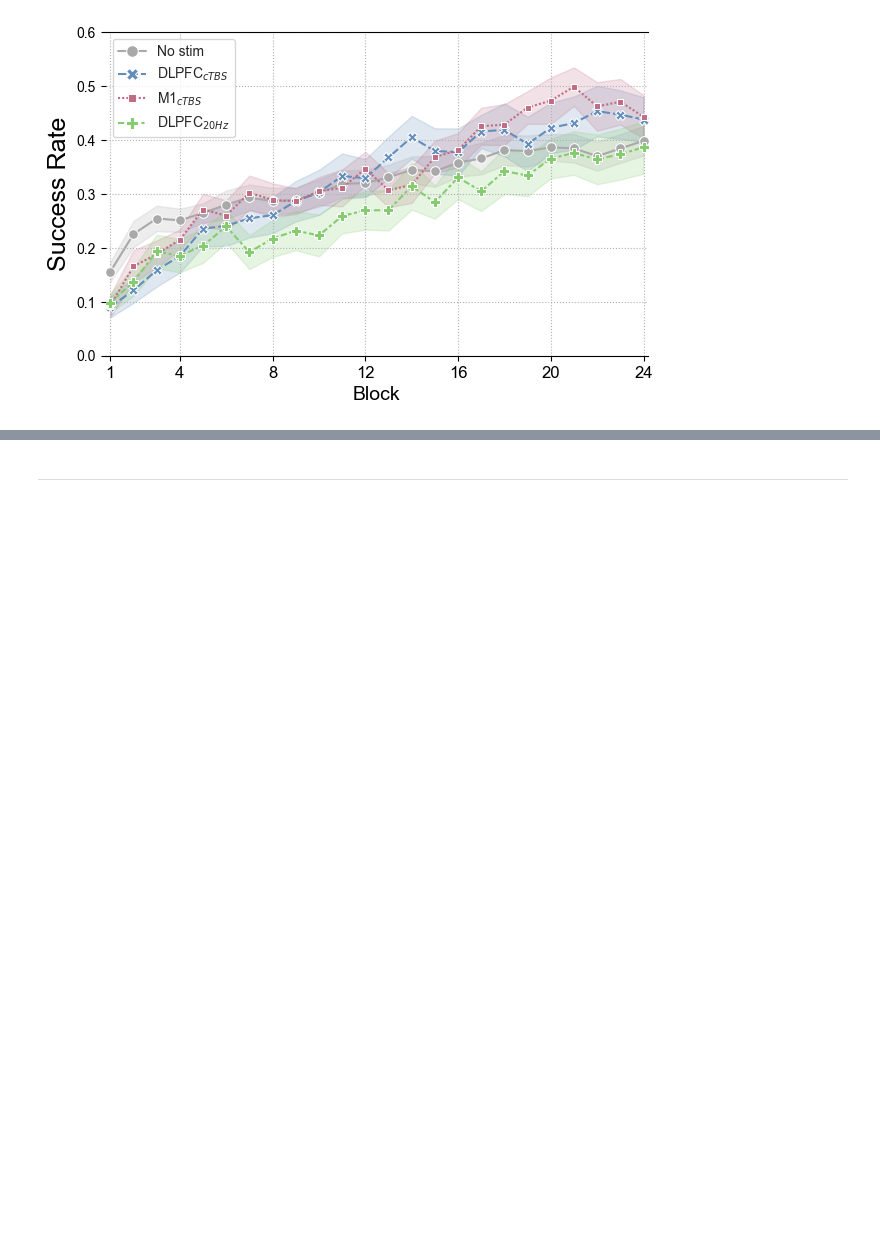
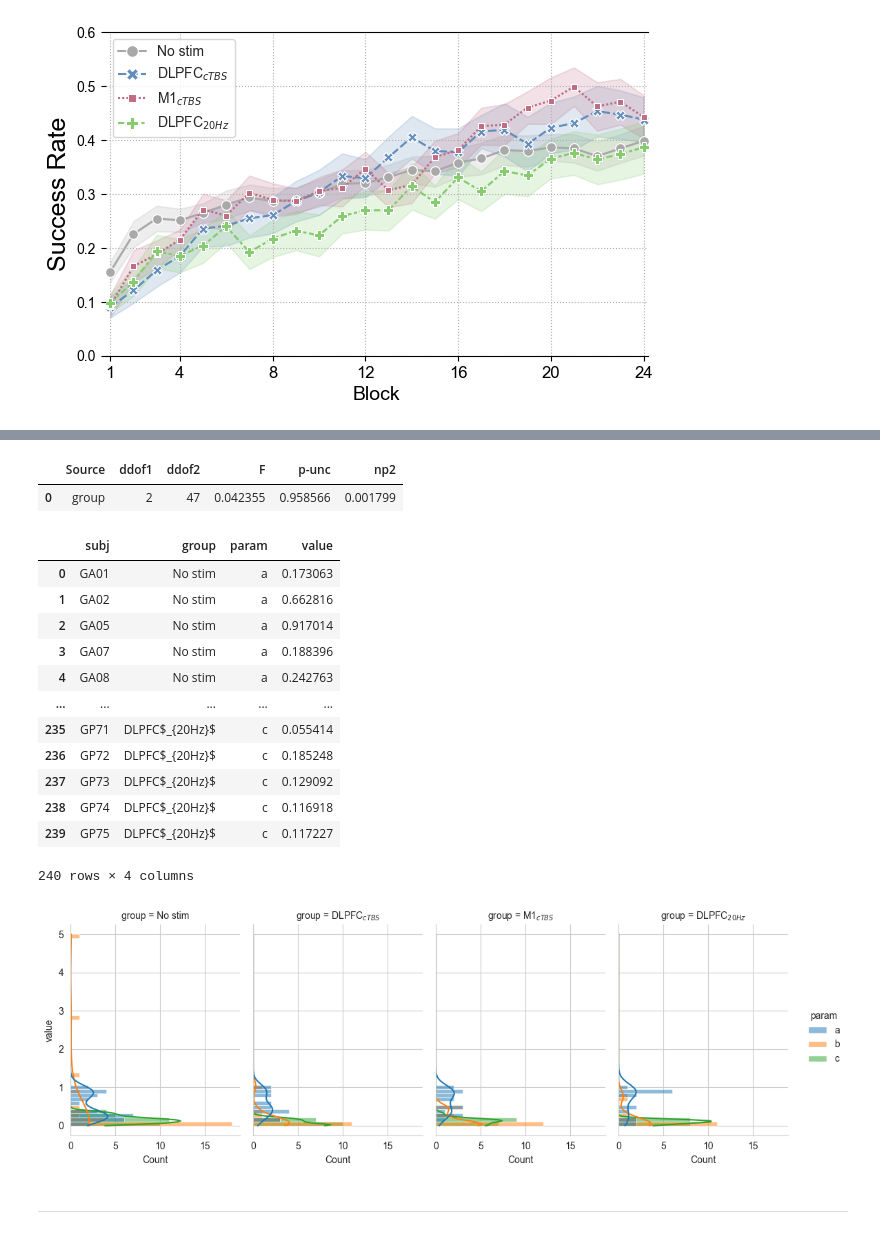
Before and after one commit to psb629/CommonLab, a Jupyter notebook: GP/scripts/LME.behavior.ipynb, the cells around one changed output, grey strips where cells are left out. Saved outputs shown, nothing was run; the diff lists cells and outputs as text; code cells hidden in the pictures; blank space fills up the shorter version.

Commit message:
one-way ANOVA for learning rate b

```diff
--- a/GP/scripts/LME.behavior.ipynb
+++ b/GP/scripts/LME.behavior.ipynb
@@ -125,0 +132,3 @@ g.spines['left'].set_visible(False)
+# %%
+def func_exp(x, a, b, c):
+    return a * (1 - np.exp(-b * x)) + c
@@ -126,3 +195,40 @@ g.spines['left'].set_visible(False)
+# %%
+import pingouin as pg
+
+pg.anova(
+    data=df_opt[df_opt.group != 'No stim'].astype({'b':float}),
+    dv='b', between='group',
+    detailed=False, effsize="np2"
+)
+# %% [output]
+|  | Source | ddof1 | ddof2 | F | p-unc | np2 |
+| 0 | group | 2 | 47 | 0.042355 | 0.958566 | 0.001799 |
+# %%
+df_opt_long = df_opt.melt(id_vars=['subj','group'], value_vars=['a','b','c'], var_name='param', value_name='value')
+g = sns.displot(
+    data=df_opt_long, col='group',
+    y='value',
+    hue='param',
+    kind='hist', kde=True,
+    height=4, aspect=.7
+)
+df_opt_long
+# g.axvline(popt[0], ls='--', color='b')
+# %% [output]
+|  | subj | group | param | value |
+| 0 | GA01 | No stim | a | 0.173063 |
+| 1 | GA02 | No stim | a | 0.662816 |
+| 2 | GA05 | No stim | a | 0.917014 |
+| 3 | GA07 | No stim | a | 0.188396 |
+| 4 | GA08 | No stim | a | 0.242763 |
+| ... | ... | ... | ... | ... |
+| 235 | GP71 | DLPFC$_{20Hz}$ | c | 0.055414 |
+| 236 | GP72 | DLPFC$_{20Hz}$ | c | 0.185248 |
+| 237 | GP73 | DLPFC$_{20Hz}$ | c | 0.129092 |
+| 238 | GP74 | DLPFC$_{20Hz}$ | c | 0.116918 |
+| 239 | GP75 | DLPFC$_{20Hz}$ | c | 0.117227 |
+240 rows × 4 columns
+[figure, added]
 # %% [markdown]
 ---
 # %% [markdown]
```
Also changed, not shown: parts of 3 cells of this notebook.
